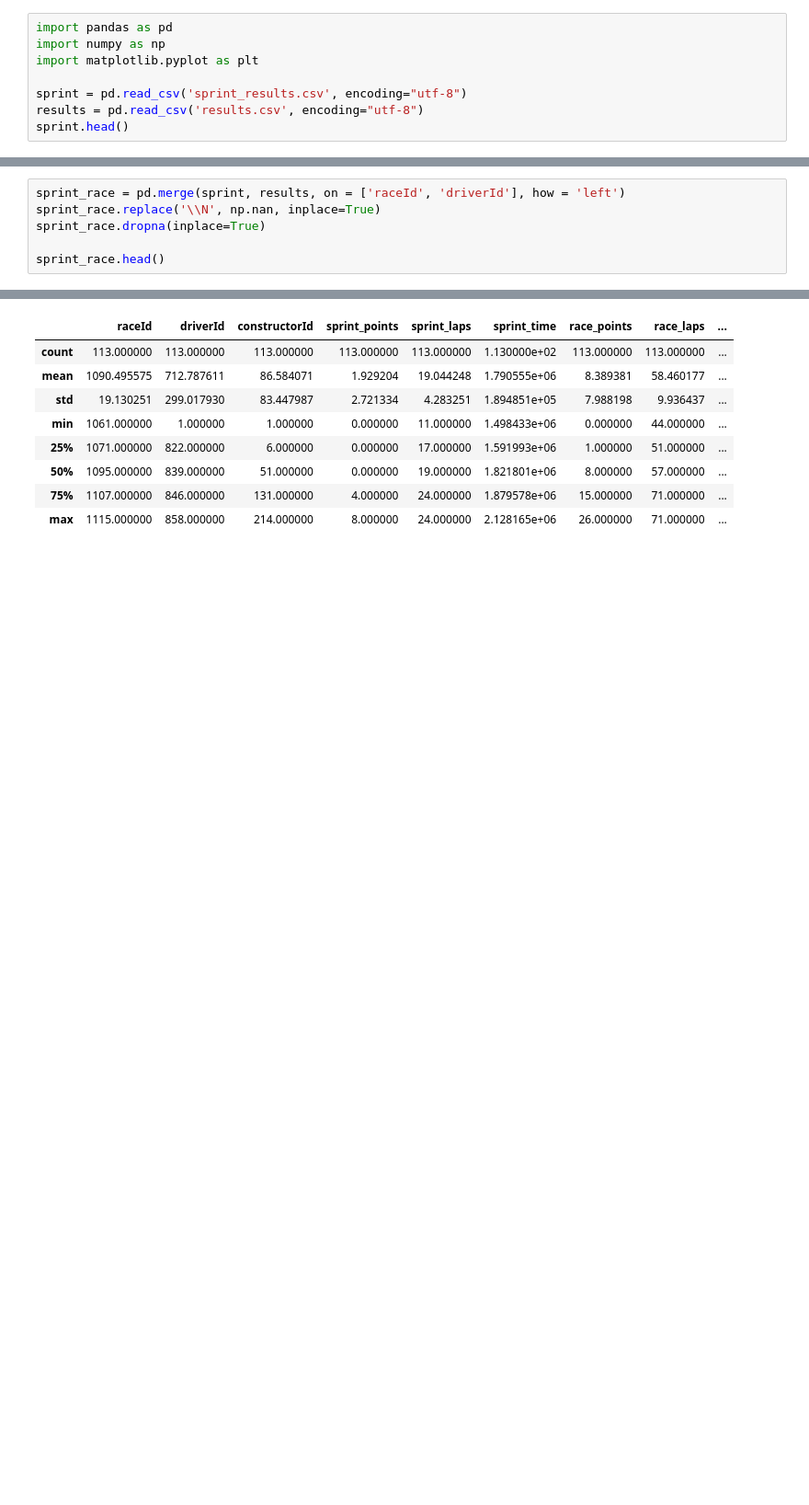
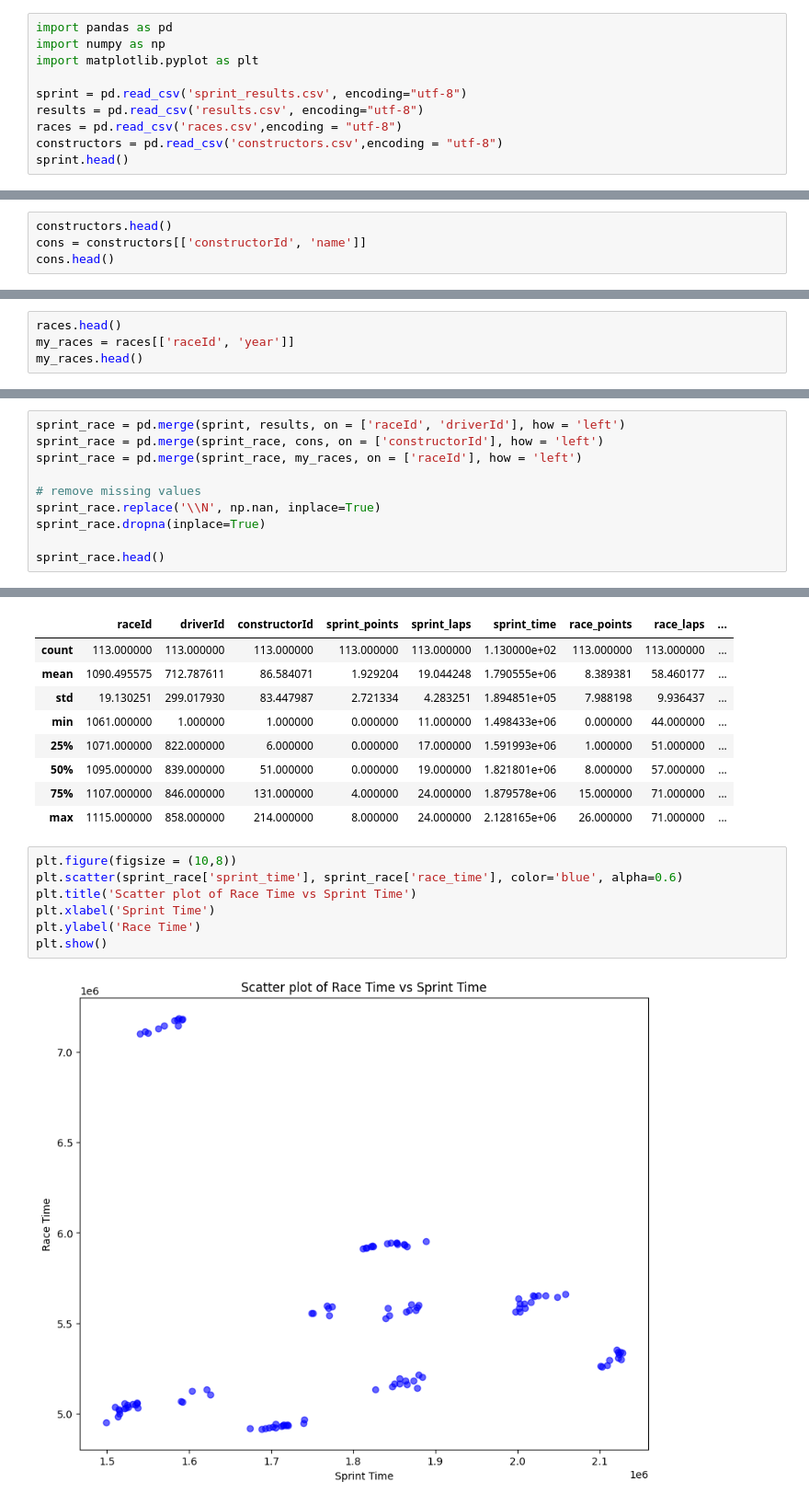
Before and after one commit to MacBeth-M/Capstone, a Jupyter notebook: SprintFormat.ipynb, the cells around one changed output, grey strips where cells are left out. Shown at 92% size. Saved outputs shown, nothing was run; the diff lists cells and outputs as text; blank space fills up the shorter version.

```diff
--- a/SprintFormat.ipynb
+++ b/SprintFormat.ipynb
@@ -5,6 +5,8 @@ import matplotlib.pyplot as plt
 
 sprint = pd.read_csv('sprint_results.csv', encoding="utf-8")
 results = pd.read_csv('results.csv', encoding="utf-8")
+races = pd.read_csv('races.csv',encoding = "utf-8")
+constructors = pd.read_csv('constructors.csv',encoding = "utf-8")
 sprint.head()
 # %% [output]
 |  | resultId | raceId | driverId | constructorId | number | grid | position | positionText | positionOrder | ... |
@@ -13,3 +15,7 @@ sprint.head()
 | 2 | 3 | 1061 | 822 | 131 | 77 | 3 | 3 | 3 | 3 | ... |
 | 3 | 4 | 1061 | 844 | 6 | 16 | 4 | 4 | 4 | 4 | ... |
 | 4 | 5 | 1061 | 846 | 1 | 4 | 6 | 5 | 5 | 5 | ... |
+# %%
+constructors.head()
+cons = constructors[['constructorId', 'name']]
+cons.head()
@@ -15,0 +29,4 @@ sprint.head()
+# %%
+races.head()
+my_races = races[['raceId', 'year']]
+my_races.head()
@@ -109,6 +133,10 @@ plt.show()
 [figure]
 # %%
 sprint_race = pd.merge(sprint, results, on = ['raceId', 'driverId'], how = 'left')
+sprint_race = pd.merge(sprint_race, cons, on = ['constructorId'], how = 'left')
+sprint_race = pd.merge(sprint_race, my_races, on = ['raceId'], how = 'left')
+
+# remove missing values
 sprint_race.replace('\\N', np.nan, inplace=True)
 sprint_race.dropna(inplace=True)
 
@@ -132,3 +160,12 @@ sprint_race.describe()
 | 50% | 1095.000000 | 839.000000 | 51.000000 | 0.000000 | 19.000000 | 1.821801e+06 | 8.000000 | 57.000000 | ... |
 | 75% | 1107.000000 | 846.000000 | 131.000000 | 4.000000 | 24.000000 | 1.879578e+06 | 15.000000 | 71.000000 | ... |
 | max | 1115.000000 | 858.000000 | 214.000000 | 8.000000 | 24.000000 | 2.128165e+06 | 26.000000 | 71.000000 | ... |
+# %%
+plt.figure(figsize = (10,8))
+plt.scatter(sprint_race['sprint_time'], sprint_race['race_time'], color='blue', alpha=0.6)
+plt.title('Scatter plot of Race Time vs Sprint Time')
+plt.xlabel('Sprint Time')
+plt.ylabel('Race Time')
+plt.show()
+# %% [output]
+[figure, added]
```
Also changed, not shown: parts of 10 cells of this notebook.
